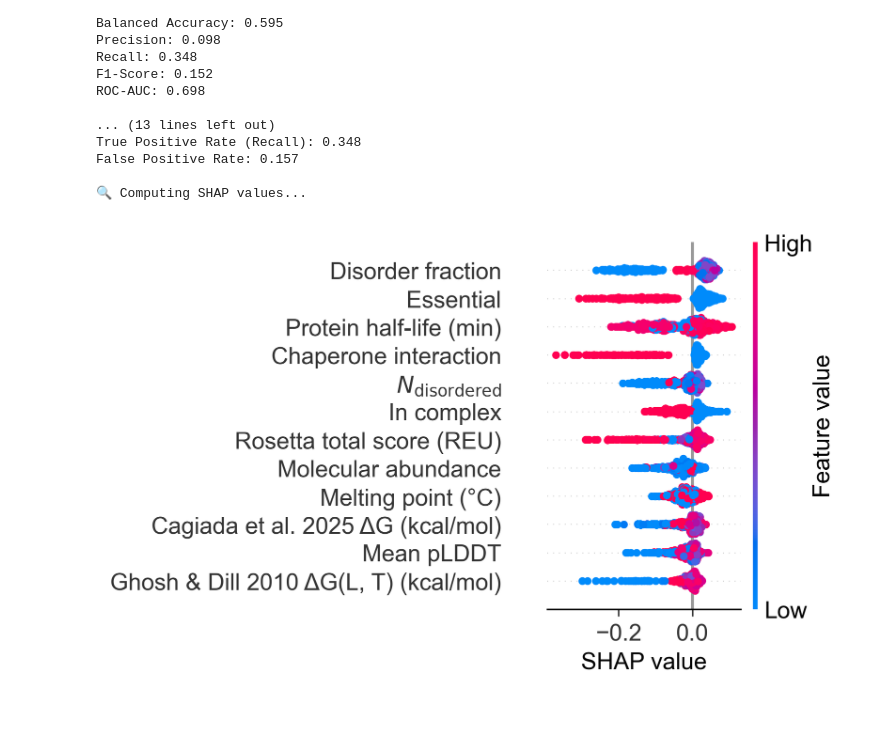
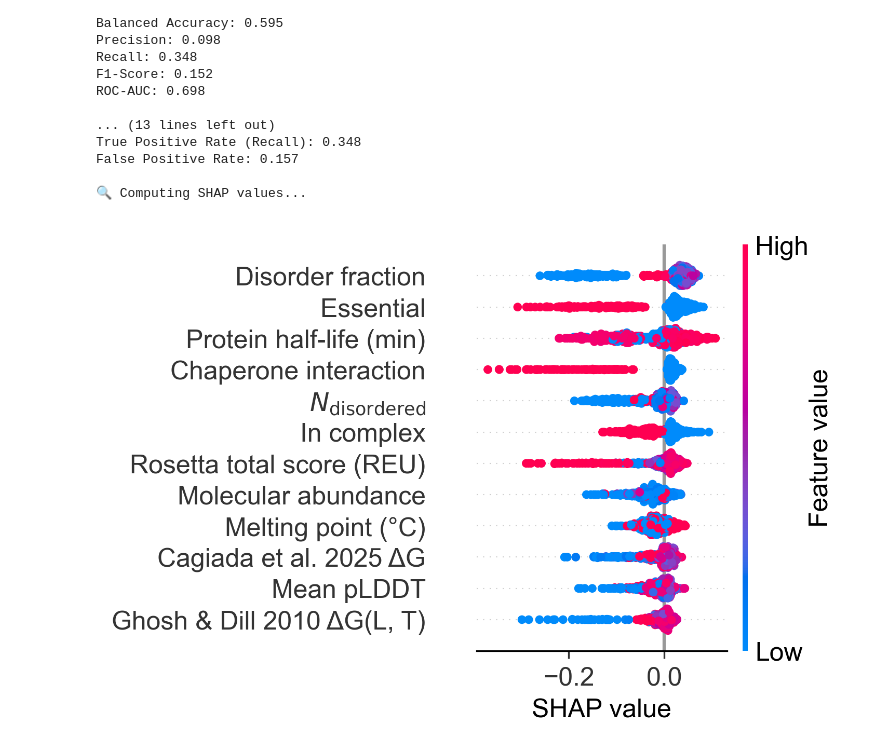
Before and after one commit to NCEMS/energetic-origins-of-PPI-connectivity, a Jupyter notebook: analysis-notebooks/from-muskan/FIGURE 4-v2-Machine learning/v-4.12-RF-Classifier-Y2H-degree-percentile-FINAL.ipynb, the cells around one changed output. Drawn from its saved outputs; the diff is of its cells as text; code cells hidden in the pictures; blank space fills up the shorter version.

```diff
--- a/analysis-notebooks/from-muskan/FIGURE 4-v2-Machine learning/v-4.12-RF-Classifier-Y2H-degree-percentile-FINAL.ipynb
+++ b/analysis-notebooks/from-muskan/FIGURE 4-v2-Machine learning/v-4.12-RF-Classifier-Y2H-degree-percentile-FINAL.ipynb
@@ -47,7 +47,7 @@ plt.rcParams.update({
 # load the datasets with node centrality information and get nodes in both
 #ms_nodes = pd.read_pickle(f"{DATA_PATH2}20251023-s288c-annotated-PPI-net.pkl")
 #y2h_nodes = pd.read_csv(f"{DATA_PATH3}Y2H-s288c-step18.csv")
-nodes = pd.read_pickle(f"{DATA_PATH2}20251023-s288c-annotated-PPI-net.pkl")
+nodes = pd.read_pickle(f"{DATA_PATH2}20251209-s288c-annotated-PPI-net.pkl")
 
 # --- Flip sign of cagiada-dG ---
 nodes["cagiada-dG"] = -nodes["cagiada-dG"]
@@ -243,8 +243,8 @@ False Positive Rate: 0.157
 # %%
 # Map original feature names to publication labels
 rename_map = {
-    'Ghosh-Dill-dG': 'Ghosh & Dill 2010 ΔG(L, T) (kcal/mol)',
-    'cagiada-dG': 'Cagiada et al. 2025 ΔG (kcal/mol)',
+    'Ghosh-Dill-dG': 'Ghosh & Dill 2010 ΔG(L, T)',
+    'cagiada-dG': 'Cagiada et al. 2025 ΔG',
     'Rosetta_best_total_score': 'Rosetta total score (REU)',
     'Villen_halflife_min': 'Protein half-life (min)',
     'mean_molecules_per_cell': 'Molecular abundance',
@@ -267,34 +267,34 @@ shap.summary_plot(
     shap_class_values,
     X_test,
     feature_names=display_names,
     plot_type='dot',
     max_display=12,
     show=False
 )
 # Get the figure SHAP created
 fig = plt.gcf()
 ax = plt.gca()
 # --- FORCE SHAP FONT STYLES (Arial, bold, size 11) ---
 for text in fig.findobj(match=plt.Text):
     text.set_fontfamily("Arial")
     text.set_fontsize(12)
     text.set_fontweight("normal")
 # Fix axis labels & ticks
 ax.set_xlabel("SHAP value", fontsize=12, fontweight="normal", fontfamily="Arial")
 ax.set_ylabel("", fontsize=12, fontweight="normal", fontfamily="Arial")
 
 for label in ax.get_xticklabels() + ax.get_yticklabels():
     label.set_fontfamily("Arial")
     label.set_fontsize(12)
     label.set_fontweight("normal")
 plt.tight_layout()
 
 # Save as high-resolution PDF
 fig.set_size_inches(3, 3)
 fig.savefig('SHAPRandom_forest12.svg', format='svg', dpi=300, bbox_inches='tight')
 plt.show()
 # %% [output]
-[figure, old version]
+[figure, new version]
 # %%
 # -----------------------------
 # 🌲 Gini-based Feature Importance
```
Also changed, not shown: parts of 1 cell of this notebook, 23 other files.
